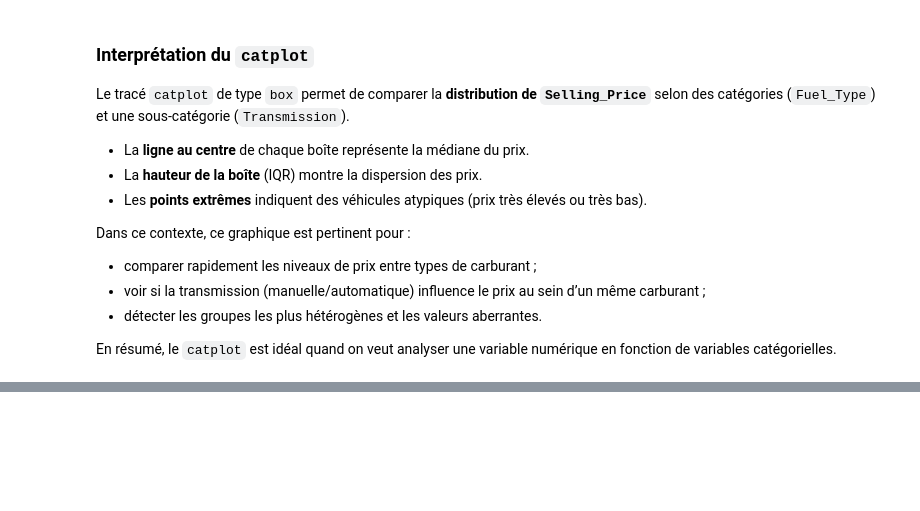
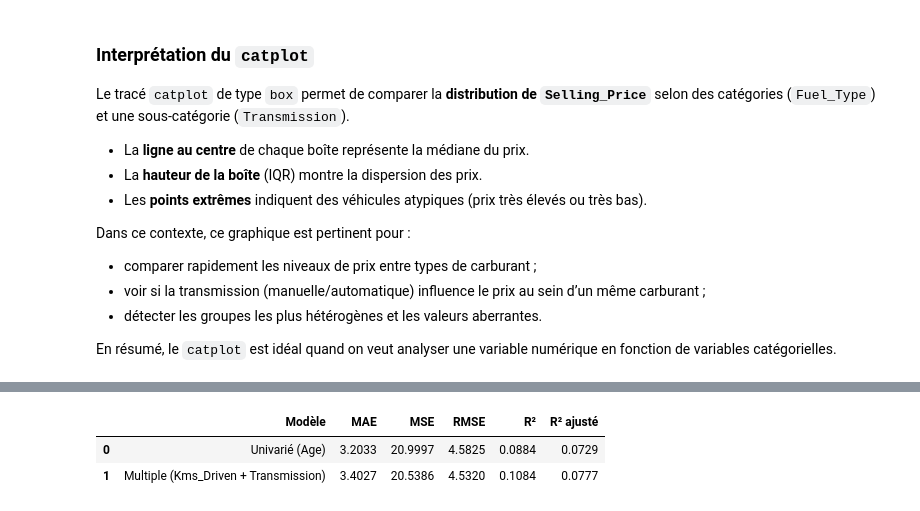
Before and after one commit to axel-achart/new-car, a Jupyter notebook: notebook.ipynb, the cells around one changed output, grey strips where cells are left out. Cells and saved outputs as stored; diff of their text form; code cells hidden in the pictures; blank space fills up the shorter version.

```diff
--- a/notebook.ipynb
+++ b/notebook.ipynb
@@ -207,0 +358,77 @@ R² : 0.0558
+# %%
+import numpy as np
+import pandas as pd
+from sklearn.model_selection import train_test_split
+from sklearn.linear_model import LinearRegression
+from sklearn.metrics import mean_absolute_error, mean_squared_error, r2_score
+
+# Cible
+y_all = df["Selling_Price"]
+
+# -------- Modèle 1 : univarié (Age) --------
+reference_year = 2017
+X_uni = pd.DataFrame({"Age": reference_year - df["Year"]})
+
+X_uni_train, X_uni_test, y_train, y_test = train_test_split(
+    X_uni, y_all, test_size=0.2, random_state=42
+)
+
+uni_model = LinearRegression()
+uni_model.fit(X_uni_train, y_train)
+y_pred_uni = uni_model.predict(X_uni_test)
+
+# -------- Modèle 2 : multiple (Kms_Driven + Transmission) --------
+X_multi_eval = df[["Kms_Driven", "Transmission"]].copy()
+X_multi_eval = pd.get_dummies(X_multi_eval, columns=["Transmission"], drop_first=True)
+
+X_mul_train, X_mul_test, y_train2, y_test2 = train_test_split(
+    X_multi_eval, y_all, test_size=0.2, random_state=42
+)
+
+multi_model_eval = LinearRegression()
+multi_model_eval.fit(X_mul_train, y_train2)
+y_pred_mul = multi_model_eval.predict(X_mul_test)
+
+# Fonctions métriques
+def adjusted_r2_score(r2, n_samples, n_features):
+    if n_samples <= n_features + 1:
+        return np.nan
+    return 1 - (1 - r2) * (n_samples - 1) / (n_samples - n_features - 1)
+
+def compute_metrics(y_true, y_pred, n_features):
+    mae = mean_absolute_error(y_true, y_pred)
+    mse = mean_squared_error(y_true, y_pred)
+    rmse = np.sqrt(mse)
+    r2 = r2_score(y_true, y_pred)
+    r2_adj = adjusted_r2_score(r2, len(y_true), n_features)
+    return mae, mse, rmse, r2, r2_adj
+
+mae_uni, mse_uni, rmse_uni, r2_uni, r2adj_uni = compute_metrics(
+    y_test, y_pred_uni, X_uni_test.shape[1]
+)
+mae_mul, mse_mul, rmse_mul, r2_mul, r2adj_mul = compute_metrics(
+    y_test2, y_pred_mul, X_mul_test.shape[1]
+)
+
+results_df = pd.DataFrame([
+    {
+        "Modèle": "Univarié (Age)",
+        "MAE": mae_uni,
+        "MSE": mse_uni,
+        "RMSE": rmse_uni,
+        "R²": r2_uni,
+        "R² ajusté": r2adj_uni
+    },
+    {
+        "Modèle": "Multiple (Kms_Driven + Transmission)",
+        "MAE": mae_mul,
+        "MSE": mse_mul,
+        "RMSE": rmse_mul,
+        "R²": r2_mul,
+        "R² ajusté": r2adj_mul
+    }
+])
+
+print("=== Évaluation des modèles de régression ===")
+display(results_df.round(4))
+# %% [output]
@@ -207,0 +436,3 @@ R² : 0.0558
+|  | Modèle | MAE | MSE | RMSE | R² | R² ajusté |
+| 0 | Univarié (Age) | 3.2033 | 20.9997 | 4.5825 | 0.0884 | 0.0729 |
+| 1 | Multiple (Kms_Driven + Transmission) | 3.4027 | 20.5386 | 4.5320 | 0.1084 | 0.0777 |
```
Also changed, not shown: parts of 18 cells of this notebook.
